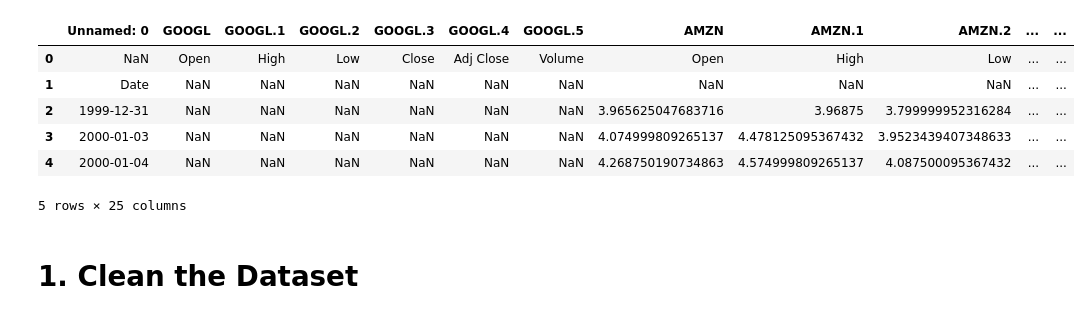
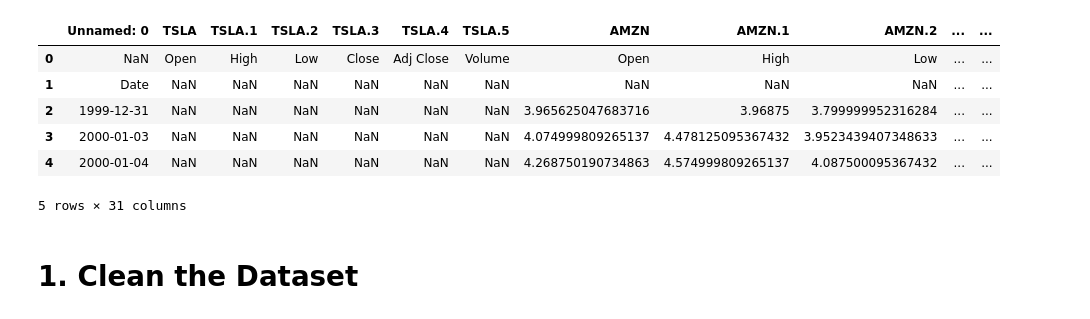
Before and after one commit to teschoua/Stock-Prediction, a Jupyter notebook: Stock-prediction.ipynb, the cells around one changed output. Saved outputs shown, nothing was run; the diff lists cells and outputs as text; code cells hidden in the pictures.

```diff
--- a/Stock-prediction.ipynb
+++ b/Stock-prediction.ipynb
@@ -8,14 +13,14 @@ import math
 # %%
-df = pd.read_csv("Dataset/GOOGL_AAPL_MSFT_AMZN_2000_1d.csv")
+df = pd.read_csv("Dataset/GOOGL_AAPL_MSFT_AMZN_TSLA_2000_1d.csv")
 df.head()
 # %% [output]
-|  | Unnamed: 0 | GOOGL | GOOGL.1 | GOOGL.2 | GOOGL.3 | GOOGL.4 | GOOGL.5 | AMZN | AMZN.1 | AMZN.2 | ... | ... |
+|  | Unnamed: 0 | TSLA | TSLA.1 | TSLA.2 | TSLA.3 | TSLA.4 | TSLA.5 | AMZN | AMZN.1 | AMZN.2 | ... | ... |
 | 0 | NaN | Open | High | Low | Close | Adj Close | Volume | Open | High | Low | ... | ... |
 | 1 | Date | NaN | NaN | NaN | NaN | NaN | NaN | NaN | NaN | NaN | ... | ... |
 | 2 | 1999-12-31 | NaN | NaN | NaN | NaN | NaN | NaN | 3.965625047683716 | 3.96875 | 3.799999952316284 | ... | ... |
 | 3 | 2000-01-03 | NaN | NaN | NaN | NaN | NaN | NaN | 4.074999809265137 | 4.478125095367432 | 3.9523439407348633 | ... | ... |
 | 4 | 2000-01-04 | NaN | NaN | NaN | NaN | NaN | NaN | 4.268750190734863 | 4.574999809265137 | 4.087500095367432 | ... | ... |
-5 rows × 25 columns
+5 rows × 31 columns
 # %% [markdown]
 # 1. Clean the Dataset
 # %% [markdown]
```
Also changed, not shown: parts of 34 cells of this notebook.
